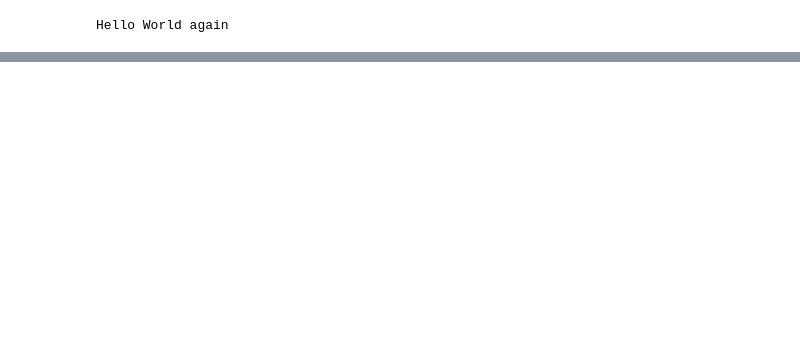
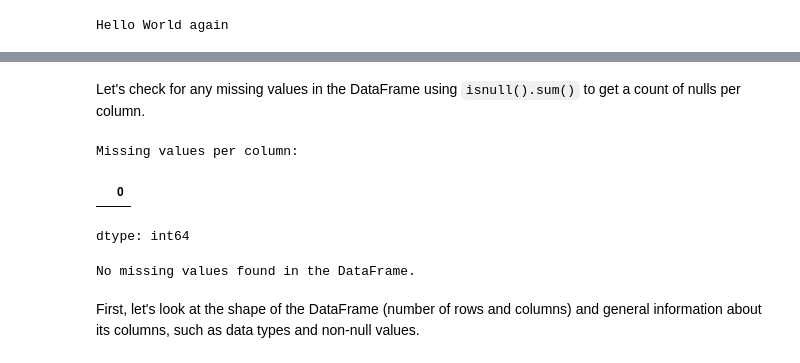
Before and after one commit to johnsonduck424/ADALL_github, a Jupyter notebook: MainW2S1.ipynb, the cells around one changed output, grey strips where cells are left out. Cells and saved outputs as stored; diff of their text form; code cells hidden in the pictures; blank space fills up the shorter version.

```diff
--- a/MainW2S1.ipynb
+++ b/MainW2S1.ipynb
@@ -25,0 +35,16 @@ Successfully loaded data from GitHub!
+# %% [markdown]
+Let's check for any missing values in the DataFrame using `isnull().sum()` to get a count of nulls per column.
+# %%
+missing_values = df.isnull().sum()
+print("Missing values per column:")
+display(missing_values[missing_values > 0])
+
+if missing_values.sum() == 0:
+    print("No missing values found in the DataFrame.")
+# %% [output]
+Missing values per column:
+|  | 0 |
+dtype: int64
+No missing values found in the DataFrame.
+# %% [markdown]
+First, let's look at the shape of the DataFrame (number of rows and columns) and general information about its columns, such as data types and non-null values.
```
Also changed, not shown: parts of 6 cells of this notebook.
